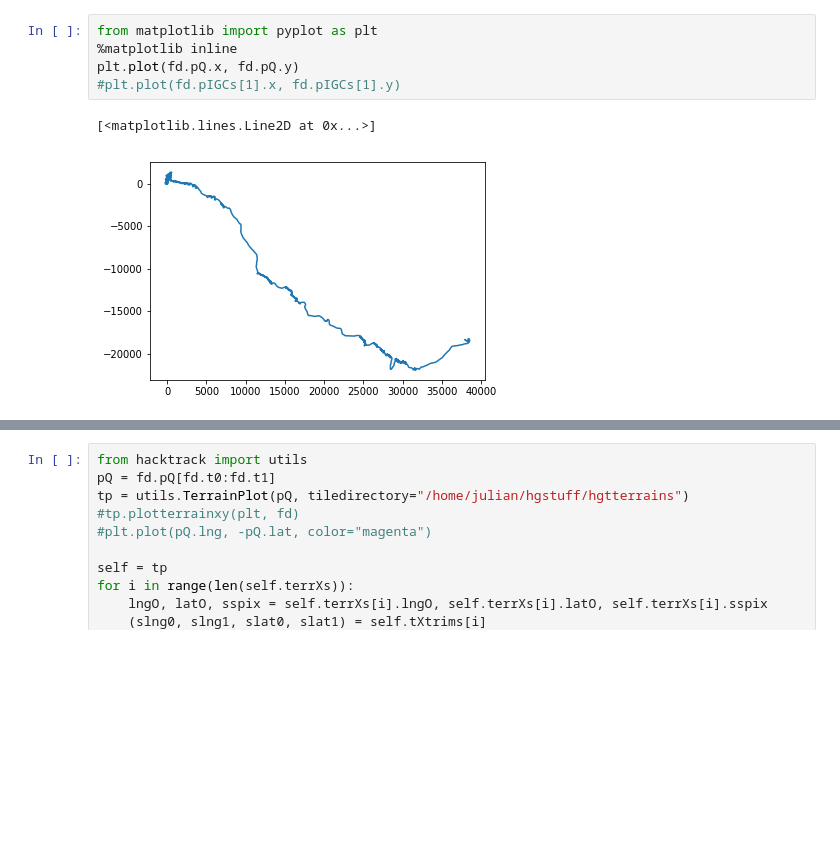
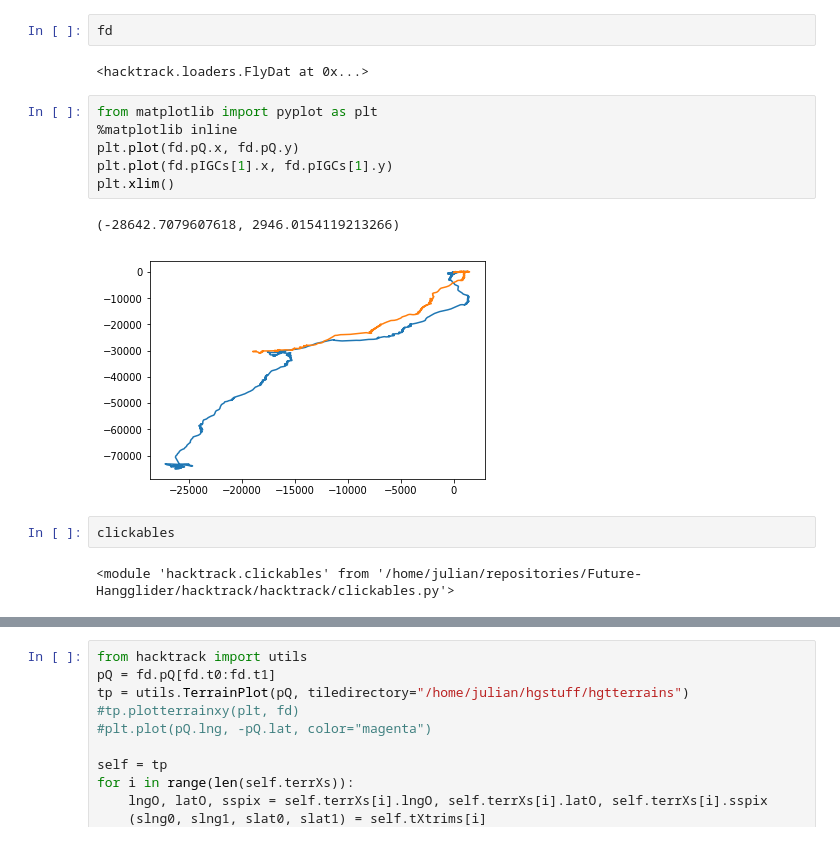
Before and after one commit to Future-Hangglider/hacktrack, a Jupyter notebook: bos2019haybluff.ipynb, the cells around one changed output, grey strips where cells are left out. Drawn from its saved outputs; the diff is of its cells as text; blank space fills up the shorter version.

```diff
--- a/bos2019haybluff.ipynb
+++ b/bos2019haybluff.ipynb
@@ -11,11 +53,20 @@ fd = loaders.FlyDat(jigc)
+# %%
+fd
+# %% [output]
+<hacktrack.loaders.FlyDat at 0x...>
 # %%
 from matplotlib import pyplot as plt
 %matplotlib inline
 plt.plot(fd.pQ.x, fd.pQ.y)
-#plt.plot(fd.pIGCs[1].x, fd.pIGCs[1].y)
+plt.plot(fd.pIGCs[1].x, fd.pIGCs[1].y)
+plt.xlim()
 # %% [output]
-[<matplotlib.lines.Line2D at 0x...>]
+(-28642.7079607618, 2946.0154119213266)
-[figure, old version]
+[figure, new version]
+# %%
+clickables
+# %% [output]
+<module 'hacktrack.clickables' from '/home/julian/repositories/Future-Hangglider/hacktrack/hacktrack/clickables.py'>
 # %%
 from hacktrack import clickables
 clickables.plotinteractivegpstrack(fd)
```
Also changed, not shown: parts of 6 cells of this notebook, 4 other files.
